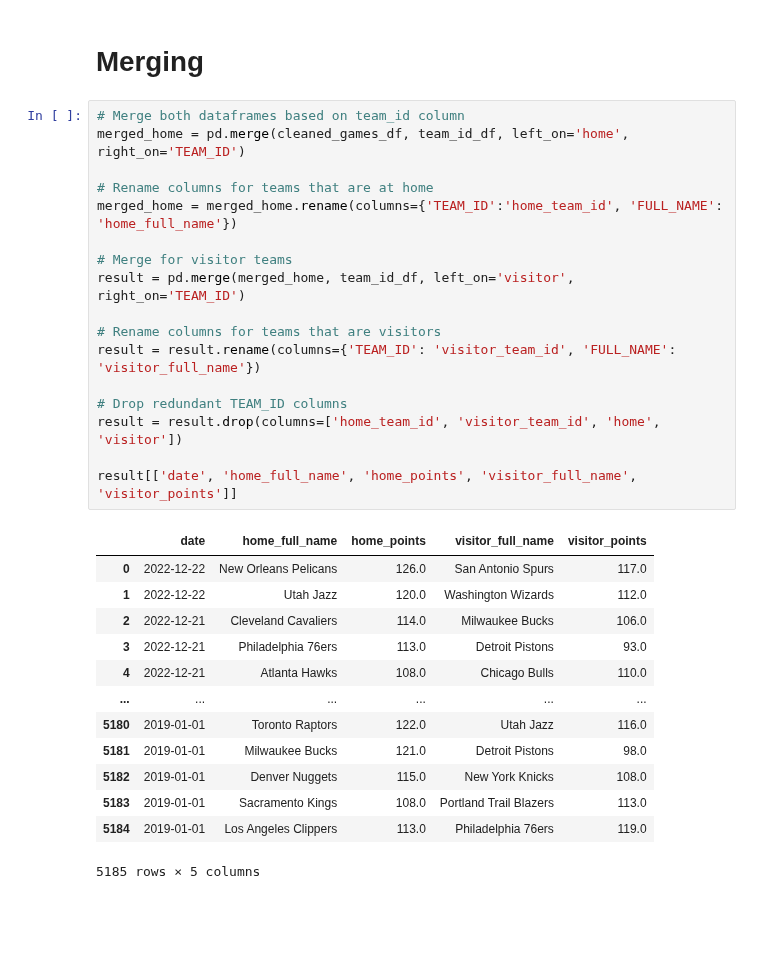
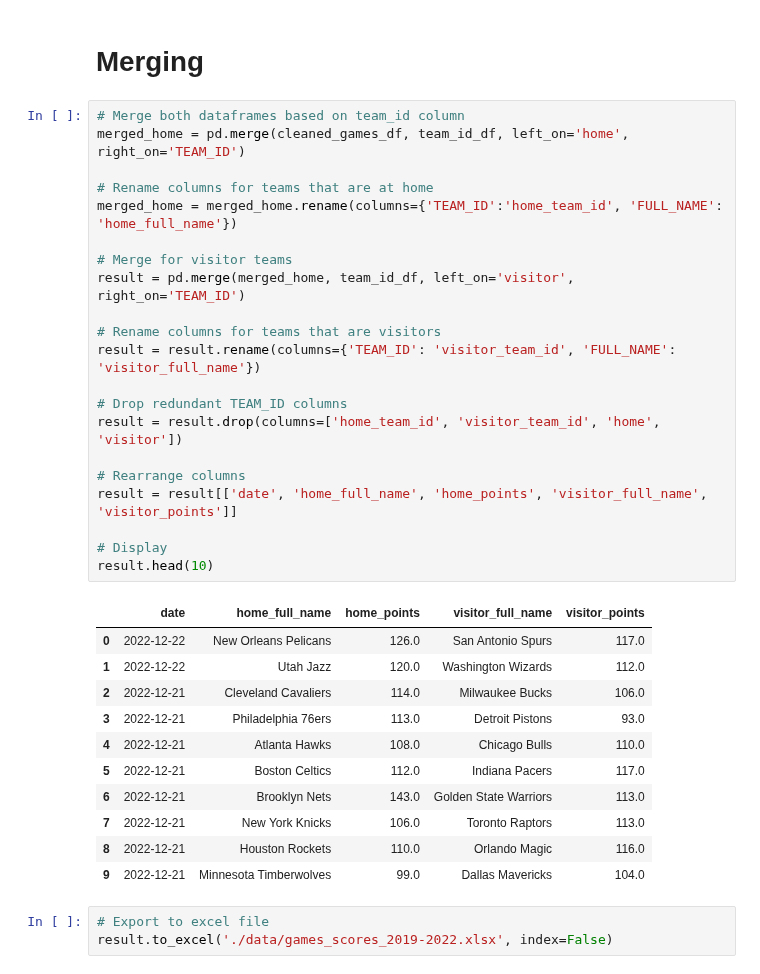
Before and after one commit to VincentGordon-Data-Analyst/nba-api, a Jupyter notebook: more_nba_data.ipynb, the cells around one changed output. Saved outputs shown, nothing was run; the diff lists cells and outputs as text; blank space fills up the shorter version.

Commit message:
Exported the final result as the finised dataframe

```diff
--- a/more_nba_data.ipynb
+++ b/more_nba_data.ipynb
@@ -217,32 +220,37 @@ team_id_df
 # %%
 # Merge both dataframes based on team_id column
 merged_home = pd.merge(cleaned_games_df, team_id_df, left_on='home', right_on='TEAM_ID')
 
 # Rename columns for teams that are at home
 merged_home = merged_home.rename(columns={'TEAM_ID':'home_team_id', 'FULL_NAME': 'home_full_name'})
 
 # Merge for visitor teams
 result = pd.merge(merged_home, team_id_df, left_on='visitor', right_on='TEAM_ID')
 
 # Rename columns for teams that are visitors
 result = result.rename(columns={'TEAM_ID': 'visitor_team_id', 'FULL_NAME': 'visitor_full_name'})
 
 # Drop redundant TEAM_ID columns
 result = result.drop(columns=['home_team_id', 'visitor_team_id', 'home', 'visitor'])
 
-result[['date', 'home_full_name', 'home_points', 'visitor_full_name', 'visitor_points']]
+# Rearrange columns
+result = result[['date', 'home_full_name', 'home_points', 'visitor_full_name', 'visitor_points']]
+
+# Display
+result.head(10)
 # %% [output]
 |  | date | home_full_name | home_points | visitor_full_name | visitor_points |
 | 0 | 2022-12-22 | New Orleans Pelicans | 126.0 | San Antonio Spurs | 117.0 |
 | 1 | 2022-12-22 | Utah Jazz | 120.0 | Washington Wizards | 112.0 |
 | 2 | 2022-12-21 | Cleveland Cavaliers | 114.0 | Milwaukee Bucks | 106.0 |
 | 3 | 2022-12-21 | Philadelphia 76ers | 113.0 | Detroit Pistons | 93.0 |
 | 4 | 2022-12-21 | Atlanta Hawks | 108.0 | Chicago Bulls | 110.0 |
-| ... | ... | ... | ... | ... | ... |
-| 5180 | 2019-01-01 | Toronto Raptors | 122.0 | Utah Jazz | 116.0 |
-| 5181 | 2019-01-01 | Milwaukee Bucks | 121.0 | Detroit Pistons | 98.0 |
-| 5182 | 2019-01-01 | Denver Nuggets | 115.0 | New York Knicks | 108.0 |
-| 5183 | 2019-01-01 | Sacramento Kings | 108.0 | Portland Trail Blazers | 113.0 |
-| 5184 | 2019-01-01 | Los Angeles Clippers | 113.0 | Philadelphia 76ers | 119.0 |
+| 5 | 2022-12-21 | Boston Celtics | 112.0 | Indiana Pacers | 117.0 |
+| 6 | 2022-12-21 | Brooklyn Nets | 143.0 | Golden State Warriors | 113.0 |
+| 7 | 2022-12-21 | New York Knicks | 106.0 | Toronto Raptors | 113.0 |
+| 8 | 2022-12-21 | Houston Rockets | 110.0 | Orlando Magic | 116.0 |
+| 9 | 2022-12-21 | Minnesota Timberwolves | 99.0 | Dallas Mavericks | 104.0 |
-5185 rows × 5 columns
+# %%
+# Export to excel file
+result.to_excel('./data/games_scores_2019-2022.xlsx', index=False)
 # %%
```
Also changed, not shown: parts of 3 cells of this notebook, 1 other file.
